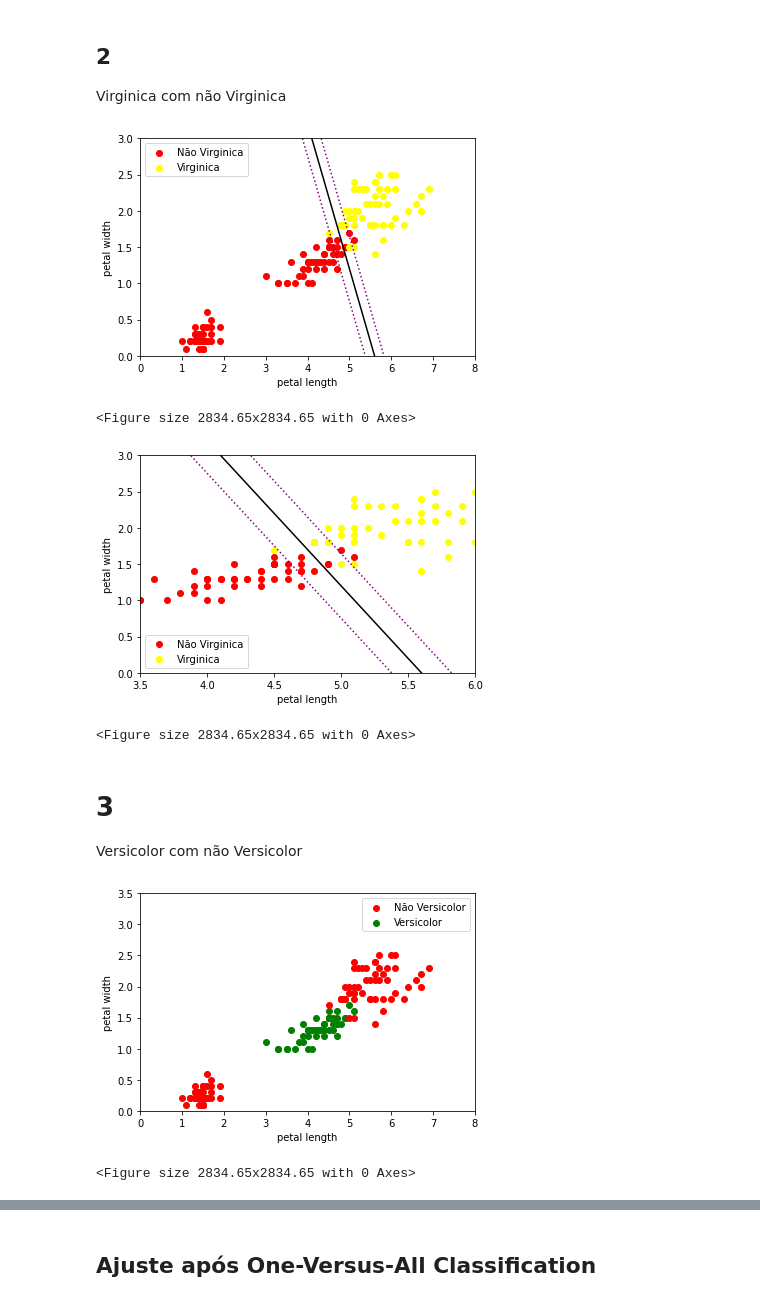
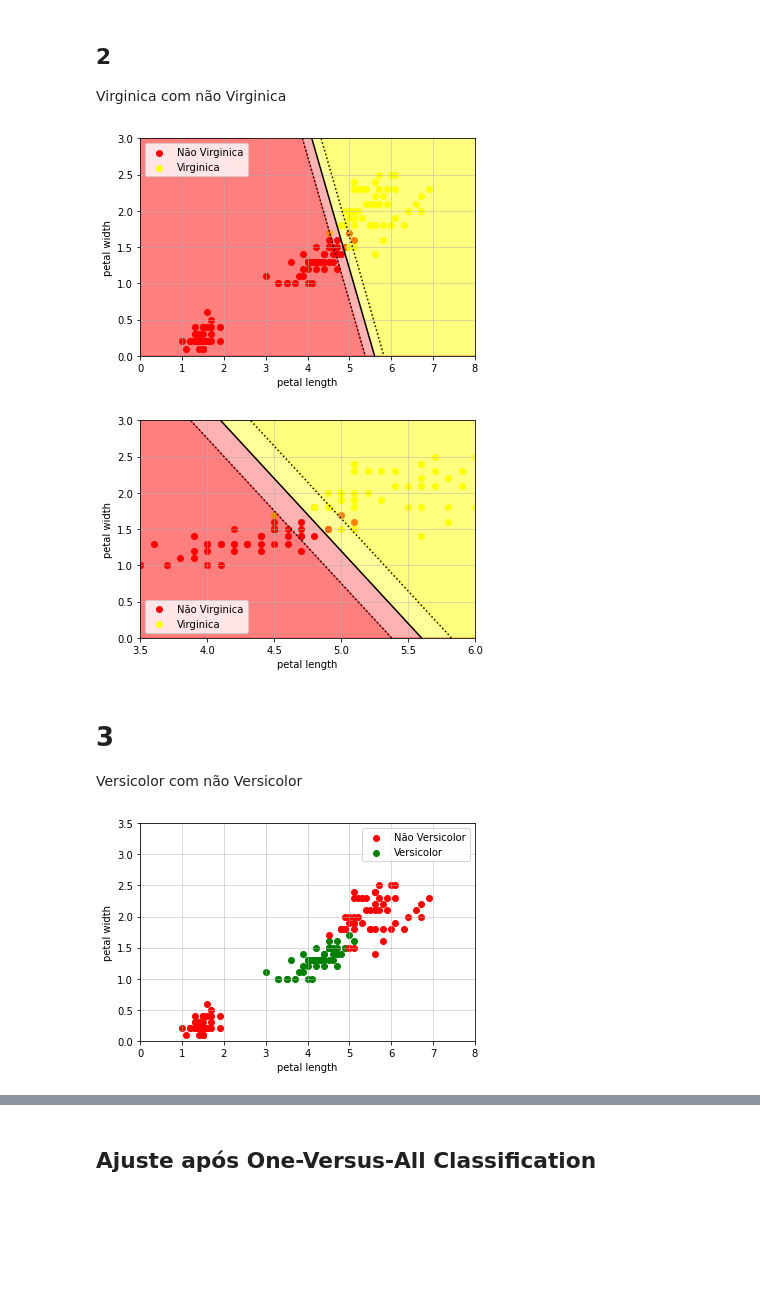
Before and after one commit to Faluhelyi/TOPICOS_2_cadernos, a Jupyter notebook: 9_4_An_Intro.ipynb, the cells around one changed output, grey strips where cells are left out. Cells and saved outputs as stored; diff of their text form; code cells hidden in the pictures; blank space fills up the shorter version.

```diff
--- a/9_4_An_Intro.ipynb
+++ b/9_4_An_Intro.ipynb
@@ -87,60 +123,72 @@ plt.scatter(iris['petal_length'][iris['species']=='Iris-versicolor'],iris['petal
 plt.scatter(iris['petal_length'][iris['species']=='Iris-virginica'],iris['petal_width'][iris['species']=='Iris-virginica'],color='yellow', label = 'Virginica')
 
 plt.plot(x1, y , color = 'black')
-plt.plot(x1, y+margem, color = 'purple', linestyle = 'dotted')
-plt.plot(x1, y-margem, color = 'purple', linestyle = 'dotted')
+plt.plot(x1, y+margem, color = 'black', linestyle = 'dotted')
+plt.plot(x1, y-margem, color = 'black', linestyle = 'dotted')
 
 plt.legend()
 plt.ylim((0, 3))
 plt.xlim((0, 8))
 plt.xlabel("petal length") #comprimento
 plt.ylabel("petal width") #largura
-plt.figure(figsize=((cm_to_inch(100), cm_to_inch(100))))
+#plt.figure(figsize=((cm_to_inch(100), cm_to_inch(100))))
+plt.grid(True, alpha =0.6)
+
+plt.fill_between(x1, y-margem, color = 'red', alpha = .5)
+plt.fill_between(x1, y+margem, np.max(y+margem), color = 'yellow', alpha = .5)
+
+plt.fill_between(x1, y-margem, y, color = 'red', alpha = .3)
+plt.fill_between(x1, y, y+margem, color = 'yellow', alpha = .4)
+
 plt.show()
 # %% [output]
-[figure, old version]
+[figure, new version]
-<Figure size 2834.65x2834.65 with 0 Axes>
 # %%
 # Dados não são perfeitamente separáveis => Support Vector Classifier
 
 x1 = np.linspace(0, 10, num=100)
 
 p = np.array([4.85, 1.5]) #ponto no hyperplano
 beta = np.array([2,1]) #vetor ortogonal ao hyperplano
 beta0= np.inner(p, beta)
 
 modulo_beta = np.sqrt(2**2 + 1**2) #tamanho de beta
 
 margem = 1/modulo_beta
 
-y = (np.inner(p, beta)-x1*2)/1 #hyperplano candidato ao Support Vector Classifier
+y = (np.inner(p, beta)-x1*2)/1 #hyperplano
 
 plt.scatter(iris['petal_length'][iris['species']=='Iris-setosa'],iris['petal_width'][iris['species']=='Iris-setosa'],color='red')
 plt.scatter(iris['petal_length'][iris['species']=='Iris-versicolor'],iris['petal_width'][iris['species']=='Iris-versicolor'],color='red', label = 'Não Virginica')
 plt.scatter(iris['petal_length'][iris['species']=='Iris-virginica'],iris['petal_width'][iris['species']=='Iris-virginica'],color='yellow', label = 'Virginica')
 
 plt.plot(x1, y , color = 'black')
-plt.plot(x1, y+margem, color = 'purple', linestyle = 'dotted')
-plt.plot(x1, y-margem, color = 'purple', linestyle = 'dotted')
+plt.plot(x1, y+margem, color = 'black', linestyle = 'dotted')
+plt.plot(x1, y-margem, color = 'black', linestyle = 'dotted')
 
 plt.legend()
 plt.ylim((0, 3))
 plt.xlim((3.5, 6))
 plt.xlabel("petal length") #comprimento
 plt.ylabel("petal width") #largura
-plt.figure(figsize=((cm_to_inch(100), cm_to_inch(100))))
+#plt.figure(figsize=((cm_to_inch(100), cm_to_inch(100))))
+plt.grid(True, alpha =0.6)
+
+plt.fill_between(x1, y-margem, color = 'red', alpha = .5)
+plt.fill_between(x1, y+margem, np.max(y+margem), color = 'yellow', alpha = .5)
+
+plt.fill_between(x1, y-margem, y, color = 'red', alpha = .3)
+plt.fill_between(x1, y, y+margem, color = 'yellow', alpha = .4)
+
 plt.show()
 # %% [output]
-[figure, old version]
+[figure, new version]
-<Figure size 2834.65x2834.65 with 0 Axes>
 # %% [markdown]
 # 3
 
 Versicolor com não Versicolor
 # %%
 # Dados não são  linearmente separáveis no plano "sepal lenth" - "sepal width" => SVM
-
-
 
 plt.scatter(iris['petal_length'][iris['species']=='Iris-setosa'],iris['petal_width'][iris['species']=='Iris-setosa'],color='red', label = 'Não Versicolor')
 plt.scatter(iris['petal_length'][iris['species']=='Iris-versicolor'],iris['petal_width'][iris['species']=='Iris-versicolor'],color='green', label = 'Versicolor')
@@ -151,8 +199,8 @@ plt.ylim((0, 3.5))
 plt.xlim((0, 8))
 plt.xlabel("petal length") #comprimento
 plt.ylabel("petal width") #largura
-plt.figure(figsize=((cm_to_inch(100), cm_to_inch(100))))
+#plt.figure(figsize=((cm_to_inch(100), cm_to_inch(100))))
+plt.grid(True, alpha = 0.6)
 plt.show()
 # %% [output]
-[figure, old version]
+[figure, new version]
-<Figure size 2834.65x2834.65 with 0 Axes>
```
Also changed, not shown: parts of 9 cells of this notebook.
